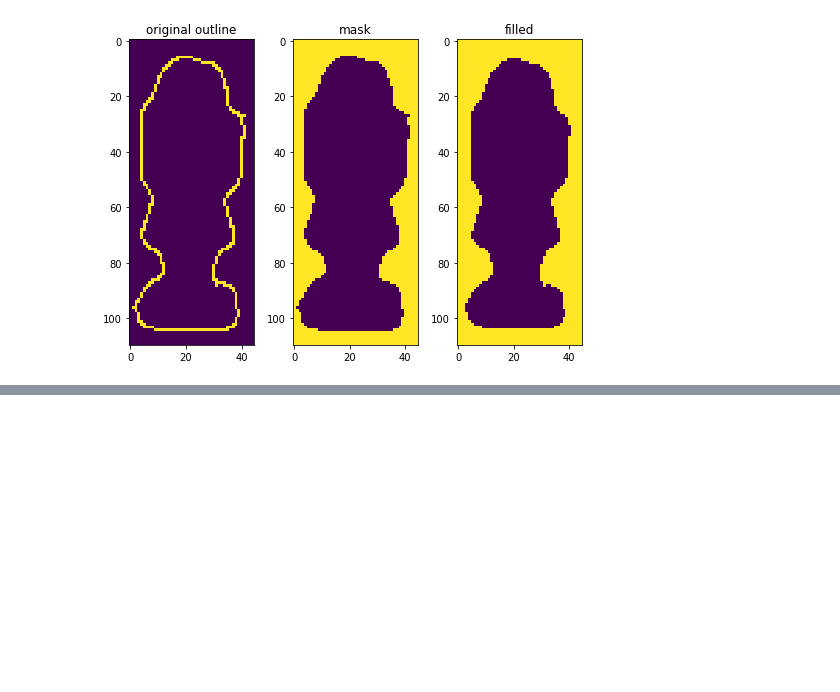
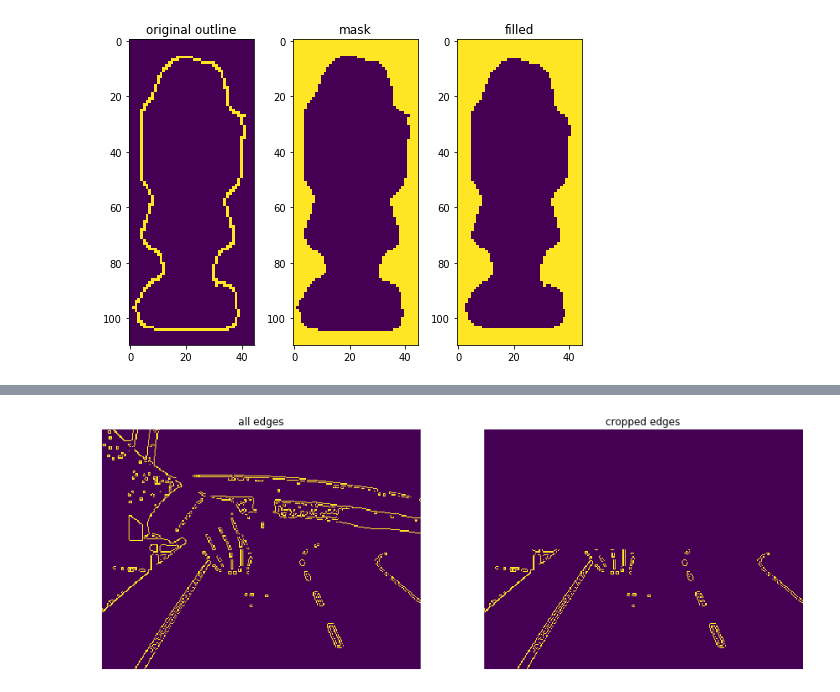
Before and after one commit to Siokhan/Self-Driving-Car, a Jupyter notebook: Scripts/Sio/Image_filtering.ipynb, the cells around one changed output, grey strips where cells are left out. Drawn from its saved outputs; the diff is of its cells as text; code cells hidden in the pictures; blank space fills up the shorter version.

```diff
--- a/Scripts/Sio/Image_filtering.ipynb
+++ b/Scripts/Sio/Image_filtering.ipynb
@@ -92,0 +111,7 @@ plt.show()
+# %%
+edges = sio.detect_edges(test_image_original)
+roi = sio.region_of_interest(edges)
+sio.double_figure(15, 13, edges, roi, 'all edges', 'cropped edges')
+plt.show()
+# %% [output]
+[figure, added]
```
Also changed, not shown: parts of 5 cells of this notebook, 10 other files.
